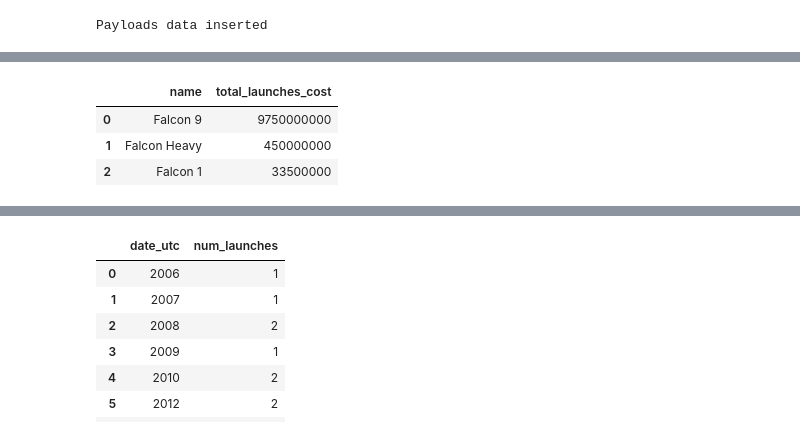
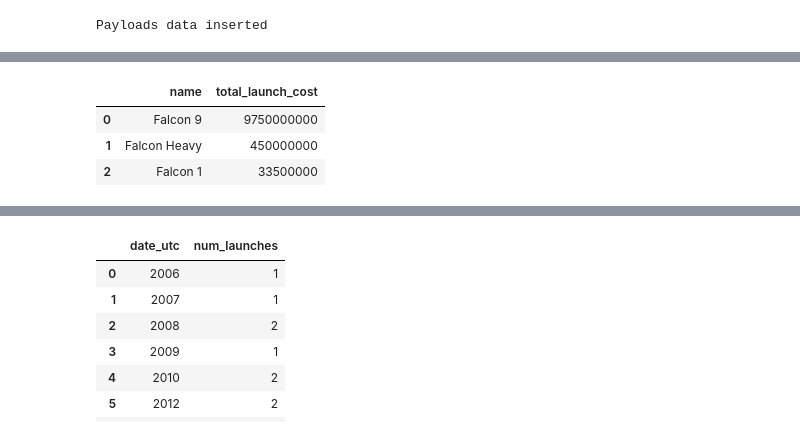
Before and after one commit to gilberpl/data-engineeering, a Jupyter notebook: analysis.ipynb, the cells around one changed output, grey strips where cells are left out. Cells and saved outputs as stored; diff of their text form; code cells hidden in the pictures.

```diff
--- a/analysis.ipynb
+++ b/analysis.ipynb
@@ -115,22 +170,21 @@ Payloads data inserted
 # %%
-import pandas as pd
 # Which rocket has cost spacex the most to launch over its lifetime
-df_1 = pd.read_sql_query('''
+df_2 = pd.read_sql_query('''
 WITH launch_count AS (
   SELECT count(*) as num_launch, rocket_id
   FROM launches
   GROUP BY rocket_id
 )
 
-SELECT r.name, (lc.num_launch*r.cost_per_launch) as total_launches_cost
+SELECT r.name, (lc.num_launch*r.cost_per_launch) as total_launch_cost
 FROM launch_count lc
 LEFT JOIN rockets r
 ON lc.rocket_id = r.id
-ORDER BY total_launches_cost DESC
+ORDER BY total_launch_cost DESC
 ''', conn)
-df_1
+df_2
 # %% [output]
-|  | name | total_launches_cost |
+|  | name | total_launch_cost |
 | 0 | Falcon 9 | 9750000000 |
 | 1 | Falcon Heavy | 450000000 |
 | 2 | Falcon 1 | 33500000 |
```
Also changed, not shown: parts of 18 cells of this notebook.
